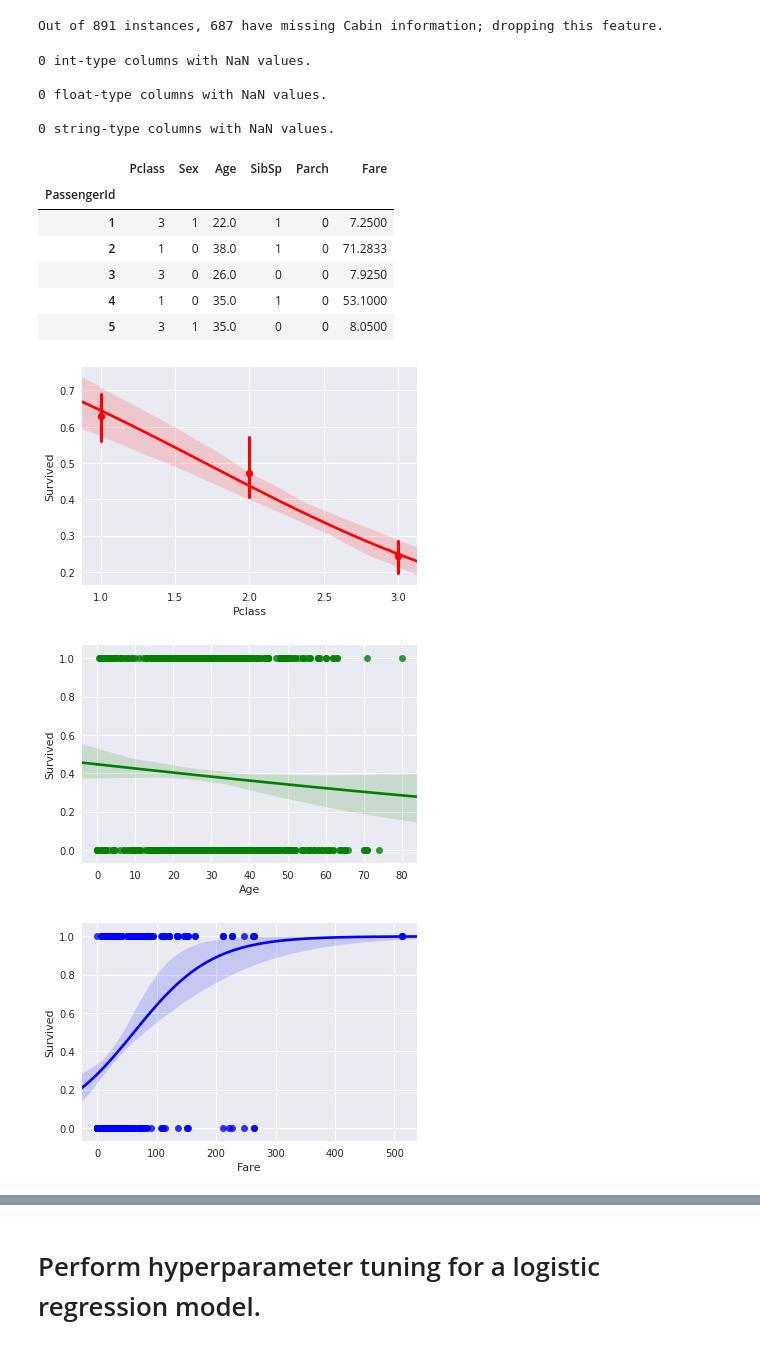
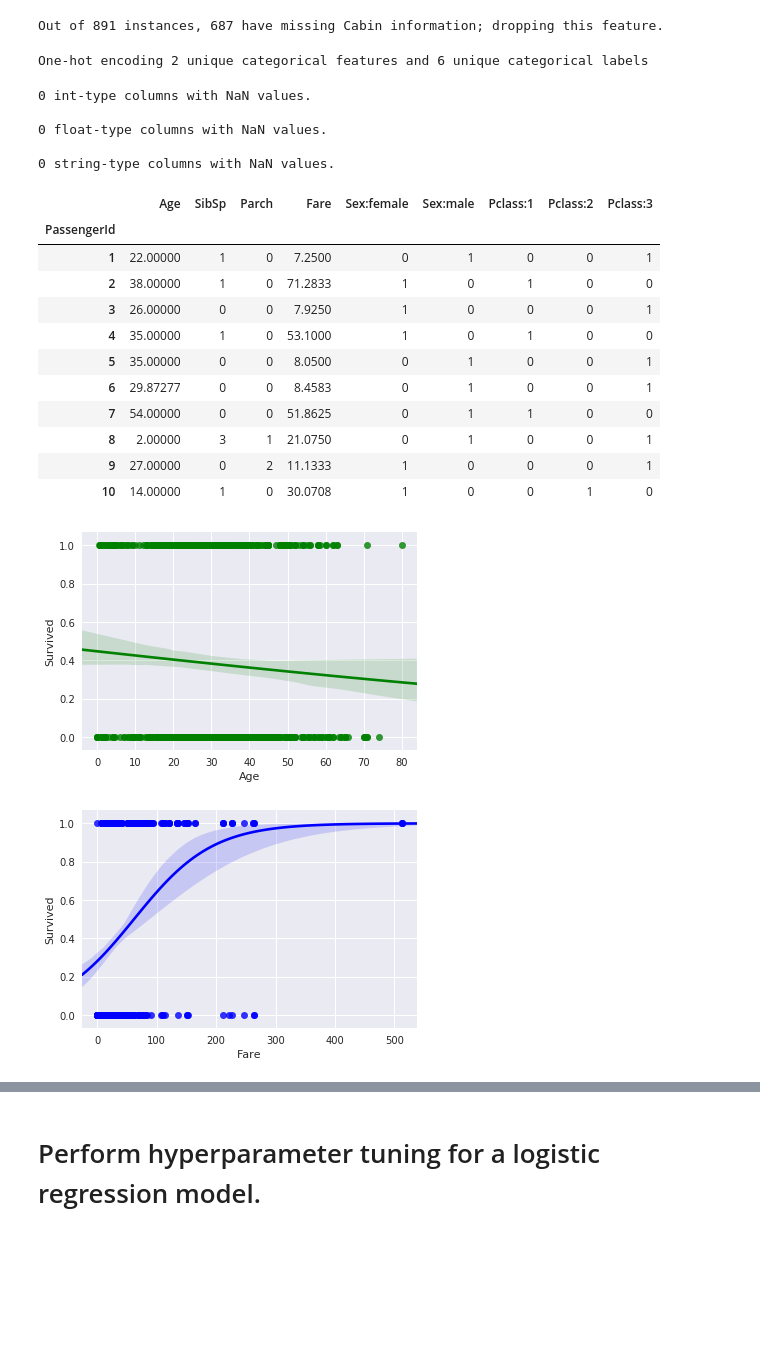
Before and after one commit to darrylgleason/Kaggle_Titanic, a Jupyter notebook: titanic.ipynb, the cells around one changed output, grey strips where cells are left out. Drawn from its saved outputs; the diff is of its cells as text; code cells hidden in the pictures; blank space fills up the shorter version.

Commit message:
Implement one-hot encoding

```diff
--- a/titanic.ipynb
+++ b/titanic.ipynb
@@ -336,41 +364,63 @@ features_and_encoded_labels = list(zip(categorical_features, encoded_label_group
+# %%
+# Retrieve the categorical column labels.
+categorical_features = x_train.select_dtypes(include=['object']).columns.tolist()
+
+# Encode all categorical features.
+encoded_label_groups = encode(x_train)
+
+# Originally, only values under the 'Sex' feature are
+# string-like, so this is the only feature determined
+# to be categorical and hence was the only encoded
+# feature in the above operation. However, Pclass is
+# also categorical but was already encoded in the provided
+# data set. Therefore, add it to the list of categorical
+# features/labels that should be one-hot encoded.
+categorical_features.append('Pclass')
+encoded_label_groups.append(['1', '2', '3'])
+
+# One-hot encode the categorical features.
+features_and_encoded_labels = list(zip(categorical_features, encoded_label_groups))
+one_hot_encode(x_train, features_and_encoded_labels);
+# %% [output]
+One-hot encoding 2 unique categorical features and 6 unique categorical labels
 # %%
 # At this point, the DataFrame should be free of
 # missing values.
 nan_int_cols = gather_nan(x_train, "int")
 nan_float_cols = gather_nan(x_train, "float")
 nan_string_cols = gather_nan(x_train, "string")
-x_train.head()
+x_train.head(10)
 # %% [output]
 0 int-type columns with NaN values.
 
 0 float-type columns with NaN values.
 
 0 string-type columns with NaN values.
-|  | Pclass | Sex | Age | SibSp | Parch | Fare |
-| PassengerId |  |  |  |  |  |  |
-| 1 | 3 | 1 | 22.0 | 1 | 0 | 7.2500 |
-| 2 | 1 | 0 | 38.0 | 1 | 0 | 71.2833 |
-| 3 | 3 | 0 | 26.0 | 0 | 0 | 7.9250 |
-| 4 | 1 | 0 | 35.0 | 1 | 0 | 53.1000 |
-| 5 | 3 | 1 | 35.0 | 0 | 0 | 8.0500 |
+|  | Age | SibSp | Parch | Fare | Sex:female | Sex:male | Pclass:1 | Pclass:2 | Pclass:3 |
+| PassengerId |  |  |  |  |  |  |  |  |  |
+| 1 | 22.00000 | 1 | 0 | 7.2500 | 0 | 1 | 0 | 0 | 1 |
+| 2 | 38.00000 | 1 | 0 | 71.2833 | 1 | 0 | 1 | 0 | 0 |
+| 3 | 26.00000 | 0 | 0 | 7.9250 | 1 | 0 | 0 | 0 | 1 |
+| 4 | 35.00000 | 1 | 0 | 53.1000 | 1 | 0 | 1 | 0 | 0 |
+| 5 | 35.00000 | 0 | 0 | 8.0500 | 0 | 1 | 0 | 0 | 1 |
+| 6 | 29.87277 | 0 | 0 | 8.4583 | 0 | 1 | 0 | 0 | 1 |
+| 7 | 54.00000 | 0 | 0 | 51.8625 | 0 | 1 | 1 | 0 | 0 |
+| 8 | 2.00000 | 3 | 1 | 21.0750 | 0 | 1 | 0 | 0 | 1 |
+| 9 | 27.00000 | 0 | 2 | 11.1333 | 1 | 0 | 0 | 0 | 1 |
+| 10 | 14.00000 | 1 | 0 | 30.0708 | 1 | 0 | 0 | 1 | 0 |
 # %%
 # Plot the survival rate as a function of other features - class
 # ("Pclass"), age, and fare - along with a 98% confidence interval
 # to get an idea of how various features influence survival.
-
-sns.regplot(x=x_train["Pclass"], y=y_train, n_boot=100,
-    logistic=True, ci=98, color='red', x_estimator=np.mean)
-plt.show()
 
 sns.regplot(x=x_train["Age"], y=y_train, n_boot=100,
     logistic=True, ci=98, color='green')
 plt.show()
 
 sns.regplot(x=x_train["Fare"], y=y_train, n_boot=100,
     logistic=True, ci=98, color='blue')
 plt.show()
 # %% [output]
-[figure, old version]
+[figure, new version]
-[figure, old version]
+[figure, new version]
-[figure, removed]
 # %% [markdown]
```
Also changed, not shown: parts of 20 cells of this notebook.
